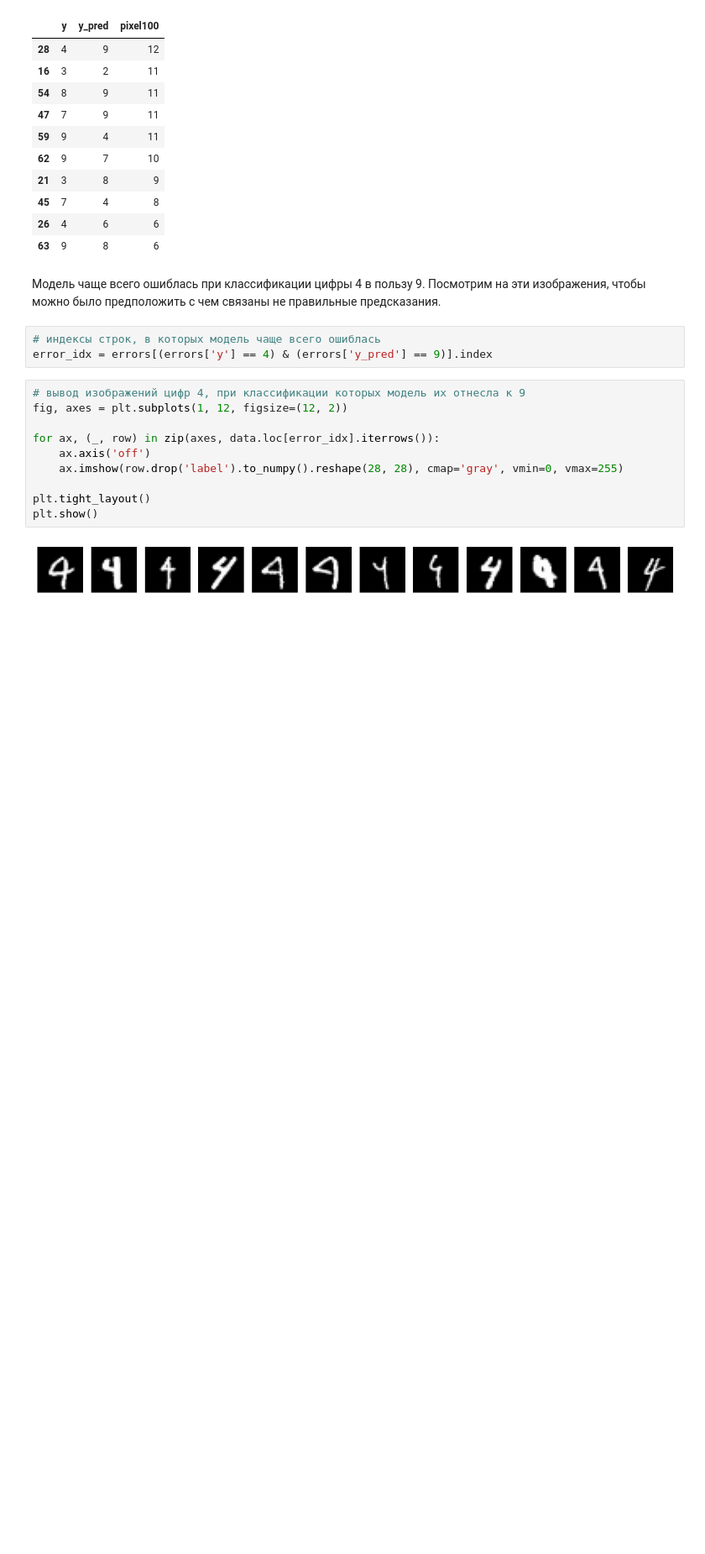
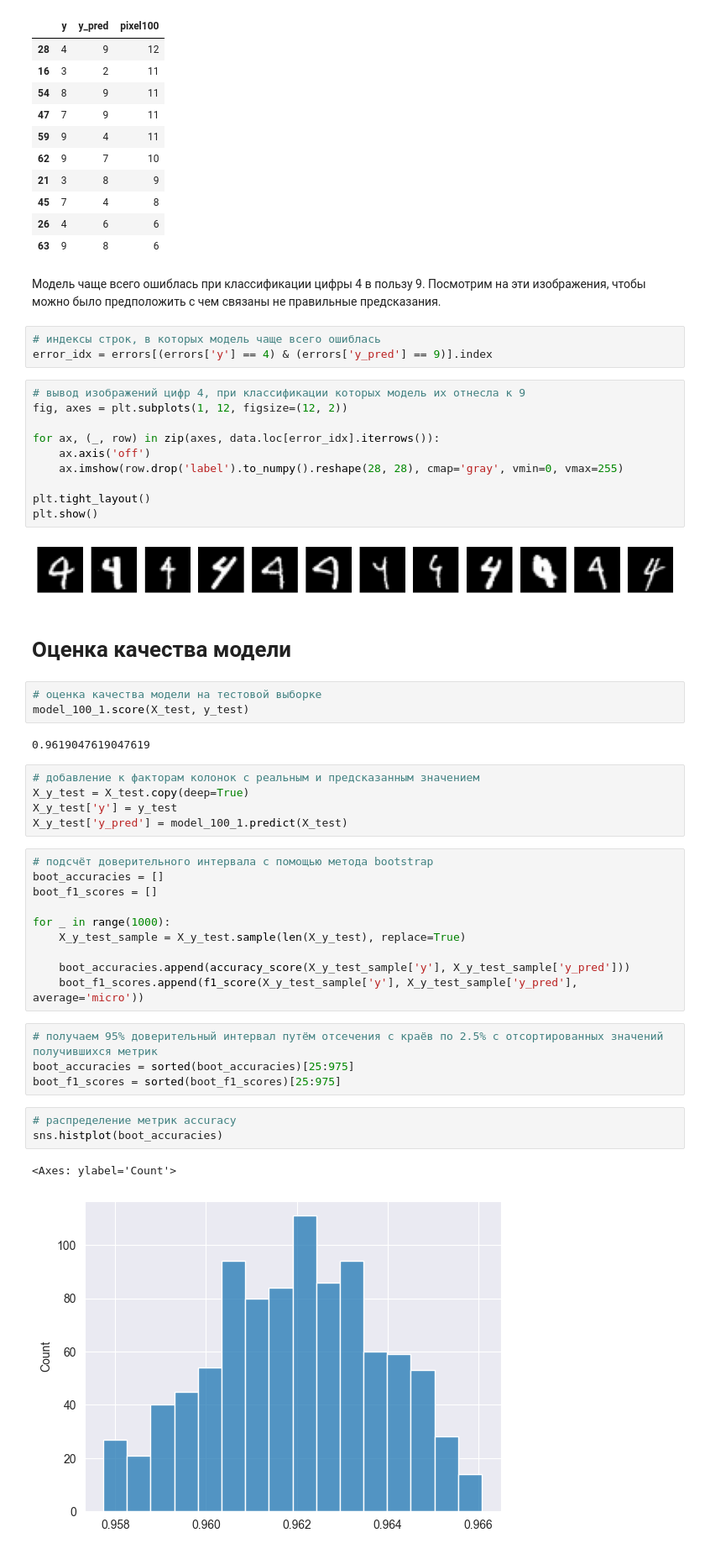
Before and after one commit to Potemeyker/Image_number_definition-Random_forest, a Jupyter notebook: solution.ipynb, the cells around one changed output. Shown at 84% size. Drawn from its saved outputs; the diff is of its cells as text; blank space fills up the shorter version.

Commit message:
Завершён блок "Оценка качества модели".

```diff
--- a/solution.ipynb
+++ b/solution.ipynb
@@ -362,3 +362,35 @@ plt.tight_layout()
 plt.show()
 # %% [output]
 [figure]
+# %% [markdown]
+# Оценка качества модели
+# %%
+# оценка качества модели на тестовой выборке
+model_100_1.score(X_test, y_test)
+# %% [output]
+0.9619047619047619
+# %%
+# добавление к факторам колонок с реальным и предсказанным значением
+X_y_test = X_test.copy(deep=True)
+X_y_test['y'] = y_test
+X_y_test['y_pred'] = model_100_1.predict(X_test)
+# %%
+# подсчёт доверительного интервала с помощью метода bootstrap
+boot_accuracies = []
+boot_f1_scores = []
+
+for _ in range(1000):
+    X_y_test_sample = X_y_test.sample(len(X_y_test), replace=True)
+
+    boot_accuracies.append(accuracy_score(X_y_test_sample['y'], X_y_test_sample['y_pred']))
+    boot_f1_scores.append(f1_score(X_y_test_sample['y'], X_y_test_sample['y_pred'], average='micro'))
+# %%
+# получаем 95% доверительный интервал путём отсечения с краёв по 2.5% с отсортированных значений получившихся метрик
+boot_accuracies = sorted(boot_accuracies)[25:975]
+boot_f1_scores = sorted(boot_f1_scores)[25:975]
+# %%
+# распределение метрик accuracy
+sns.histplot(boot_accuracies)
+# %% [output]
+<Axes: ylabel='Count'>
+[figure, added]
```
Also changed, not shown: parts of 5 cells of this notebook, 1 other file.
